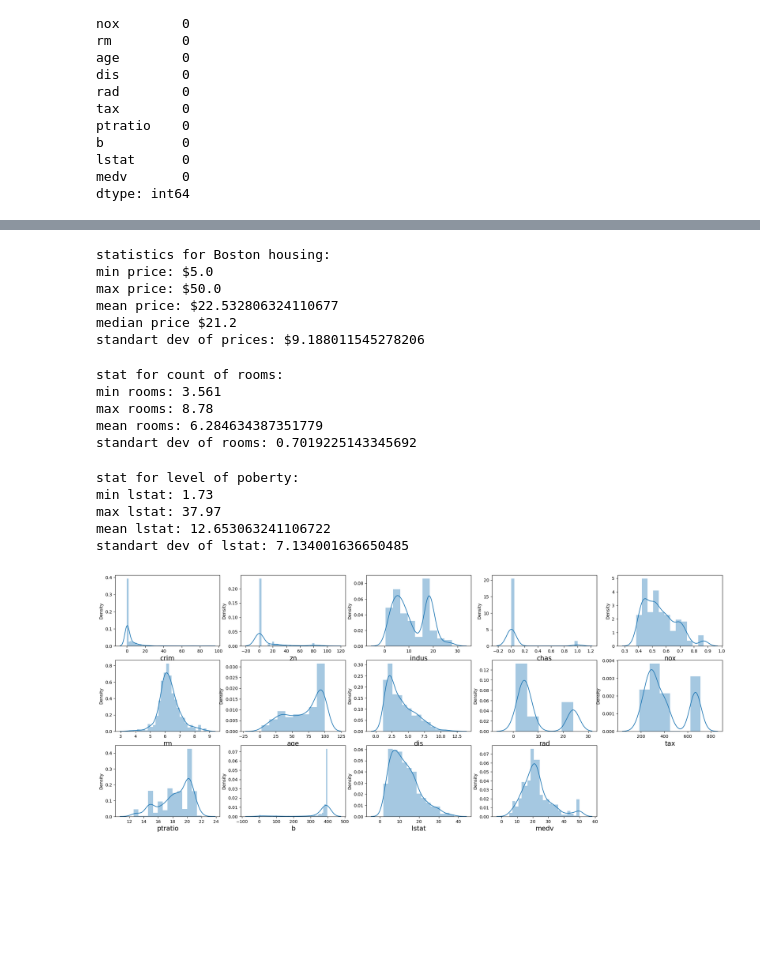
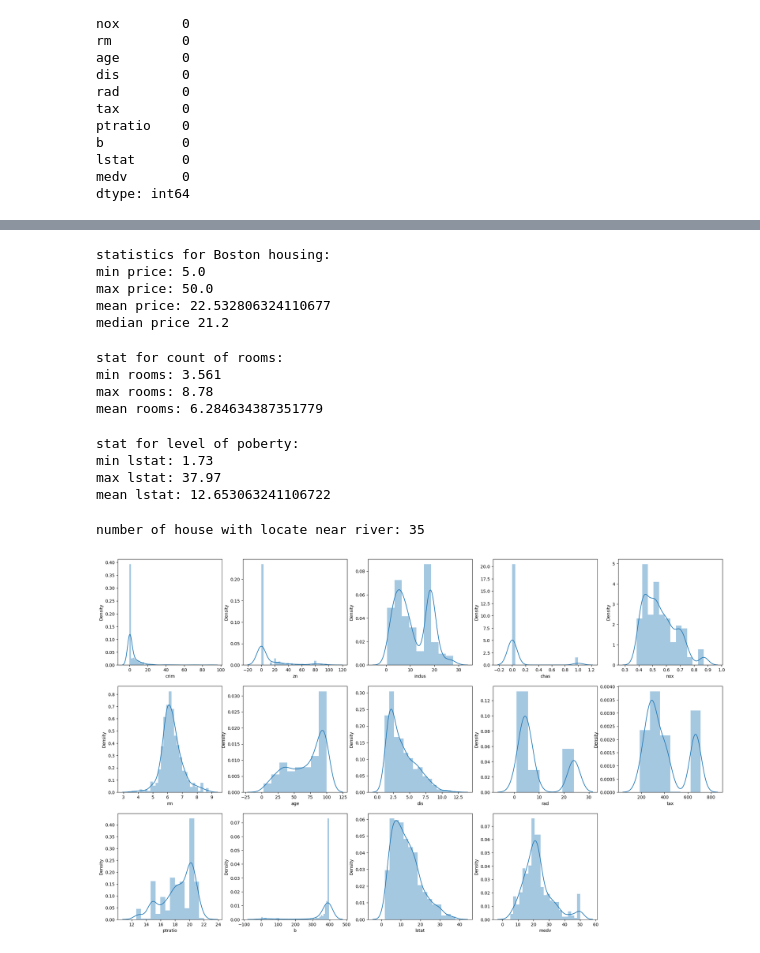
Before and after one commit to Diana-Shilova/TMSds, a Jupyter notebook: lesson9/lesson9.ipynb, the cells around one changed output, grey strips where cells are left out. Cells and saved outputs as stored; diff of their text form; code cells hidden in the pictures; blank space fills up the shorter version.

```diff
--- a/lesson9/lesson9.ipynb
+++ b/lesson9/lesson9.ipynb
@@ -87,54 +91,50 @@ df.cov()
 | medv | -30.718508 | 77.315176 | -30.520823 | 0.409409 | -0.455412 | 4.493446 | -97.589017 | 4.840229 | -30.561228 | -726.255716 | -10.110657 | ... |
 # %%
 print("statistics for Boston housing:")
-print(f"min price: ${np.min(df['medv'])}")
-print(f"max price: ${np.max(df['medv'])}")
-print(f"mean price: ${np.mean(df['medv'])}")
-print(f"median price ${np.median(df['medv'])}")
-print(f"standart dev of prices: ${np.std(df['medv'])}")
+print(f"min price: {np.min(df['medv'])}")
+print(f"max price: {np.max(df['medv'])}")
+print(f"mean price: {np.mean(df['medv'])}")
+print(f"median price {np.median(df['medv'])}")
 # %% [output]
 statistics for Boston housing:
-min price: $5.0
-max price: $50.0
-mean price: $22.532806324110677
-median price $21.2
-standart dev of prices: $9.188011545278206
+min price: 5.0
+max price: 50.0
+mean price: 22.532806324110677
+median price 21.2
 # %%
 print("stat for count of rooms:")
 print(f"min rooms: {np.min(df['rm'])}")
 print(f"max rooms: {np.max(df['rm'])}")
 print(f"mean rooms: {np.mean(df['rm'])}")
-print(f"standart dev of rooms: {np.std(df['rm'])}")
 # %% [output]
 stat for count of rooms:
 min rooms: 3.561
 max rooms: 8.78
 mean rooms: 6.284634387351779
-standart dev of rooms: 0.7019225143345692
 # %%
 print("stat for level of poberty:")
 print(f"min lstat: {np.min(df['lstat'])}")
 print(f"max lstat: {np.max(df['lstat'])}")
 print(f"mean lstat: {np.mean(df['lstat'])}")
-print(f"standart dev of lstat: {np.std(df['lstat'])}")
 # %% [output]
 stat for level of poberty:
 min lstat: 1.73
 max lstat: 37.97
 mean lstat: 12.653063241106722
-standart dev of lstat: 7.134001636650485
+# %%
+print(f"number of house which located near river:", f"{df['chas'].sum()}")
+# %% [output]
+number of house with locate near river: 35
 # %%
-plt.figure(figsize = (25, 10))
-plotnumber = 1
+plt.figure(figsize = (25, 15))
+n = 1
 
 for column in df:
-    if plotnumber <= 14:
-        ax = plt.subplot(3, 5, plotnumber)
+    if n <= 14:
+        ax = plt.subplot(3, 5, n)
         sns.distplot(df[column])
-        plt.xlabel(column, fontsize = 15)
-
-    plotnumber += 1
+    n += 1
 
 plt.show()
 # %% [output]
-[figure, old version]
+[figure, new version]
```
Also changed, not shown: parts of 13 cells of this notebook, 1 other file.
